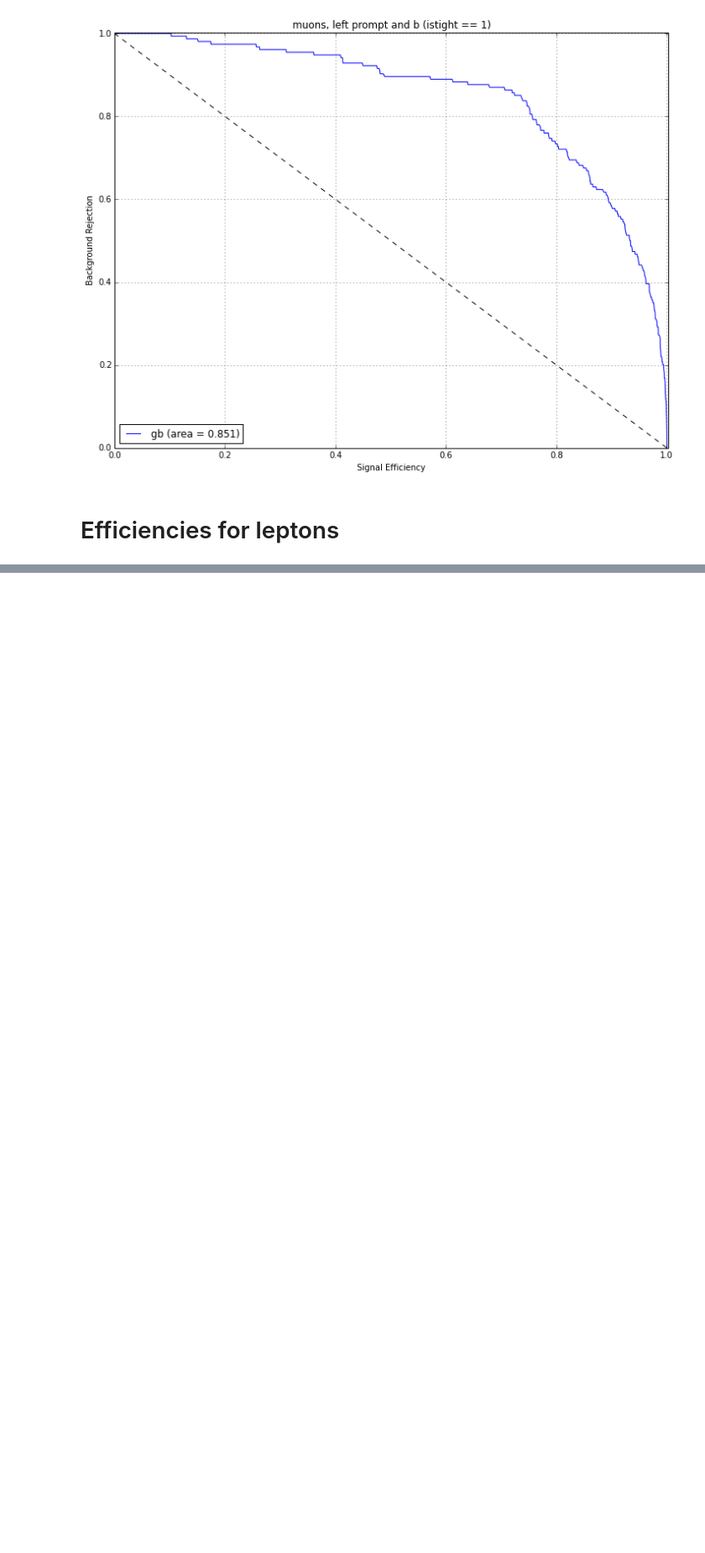
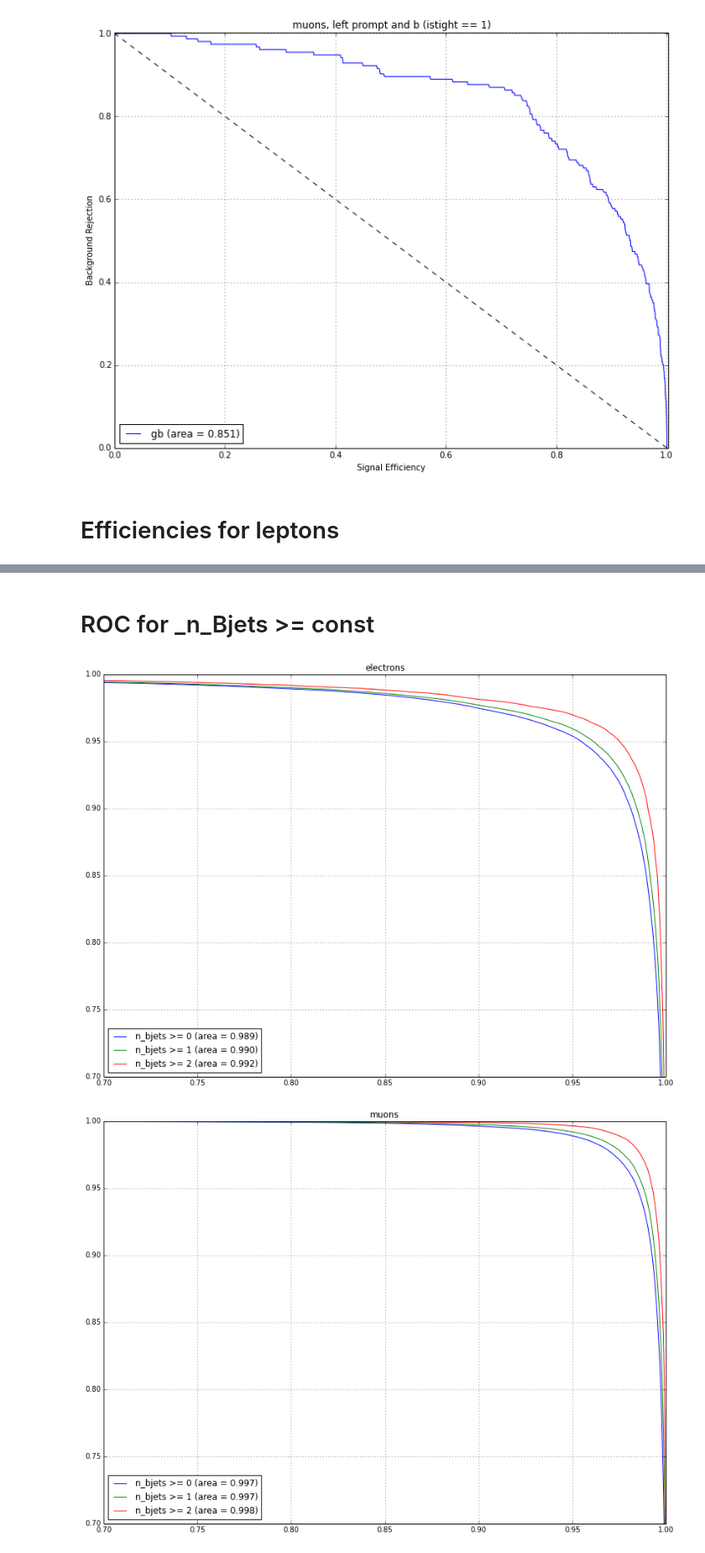
Before and after one commit to arogozhnikov/FakeLeptons, a Jupyter notebook: notebooks/SimpleTraining.ipynb, the cells around one changed output, grey strips where cells are left out. Shown at 84% size. Saved outputs shown, nothing was run; the diff lists cells and outputs as text; code cells hidden in the pictures; blank space fills up the shorter version.

Commit message:
splitted effs, rocs for n_bjets >= 2

```diff
--- a/notebooks/SimpleTraining.ipynb
+++ b/notebooks/SimpleTraining.ipynb
@@ -369,0 +374,18 @@ pred.efficiency(['_lPt'], label=0), title('Background rejection')
+# %% [markdown]
+# ROC for _n_Bjets >= const
+# %%
+for flavour, flavour_name in flavours.items():
+    figure(figsize=[14, 10])
+    for min_jets in [0, 1, 2]:
+        mask = numpy.array((testX._flavors == flavour) & (testX._n_bJets >= min_jets))
+        # comparing with istight
+        preds = classifiers['gb'].predict_proba(testX[mask])[:, 1]
+        plot_roc(testY[mask], preds, classifier_name="n_bjets >= {}".format(min_jets))
+        xlim(0.7, 1.)
+        ylim(0.7, 1.)
+    grid()
+    title(flavour_name)
+    legend(loc='lower left')
+# %% [output]
+[figure, added]
+[figure, added]
```
Also changed, not shown: parts of 2 cells of this notebook.
